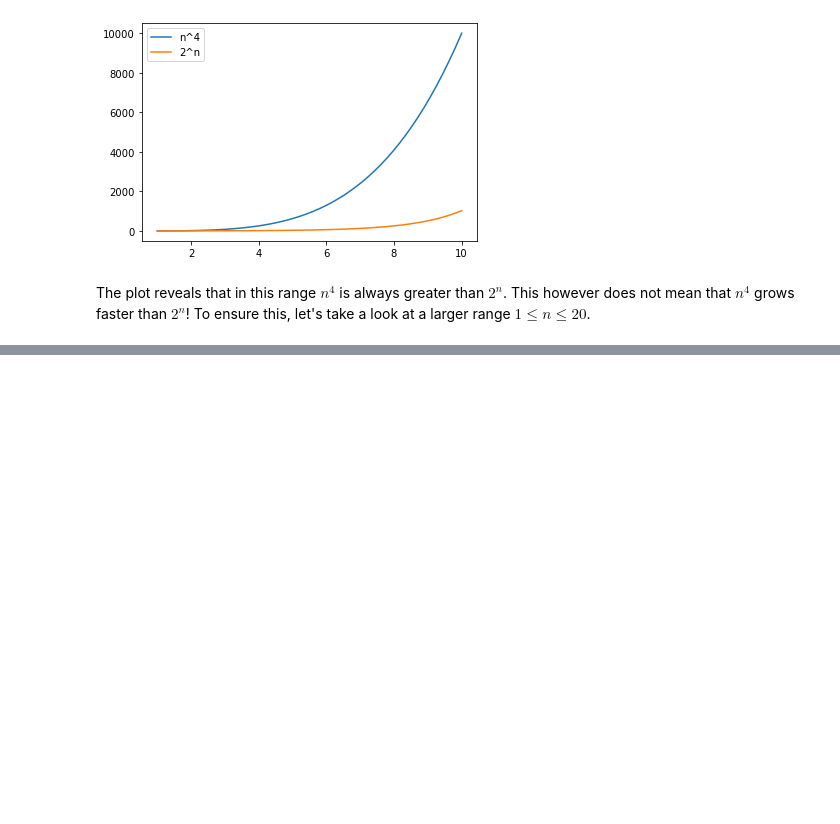
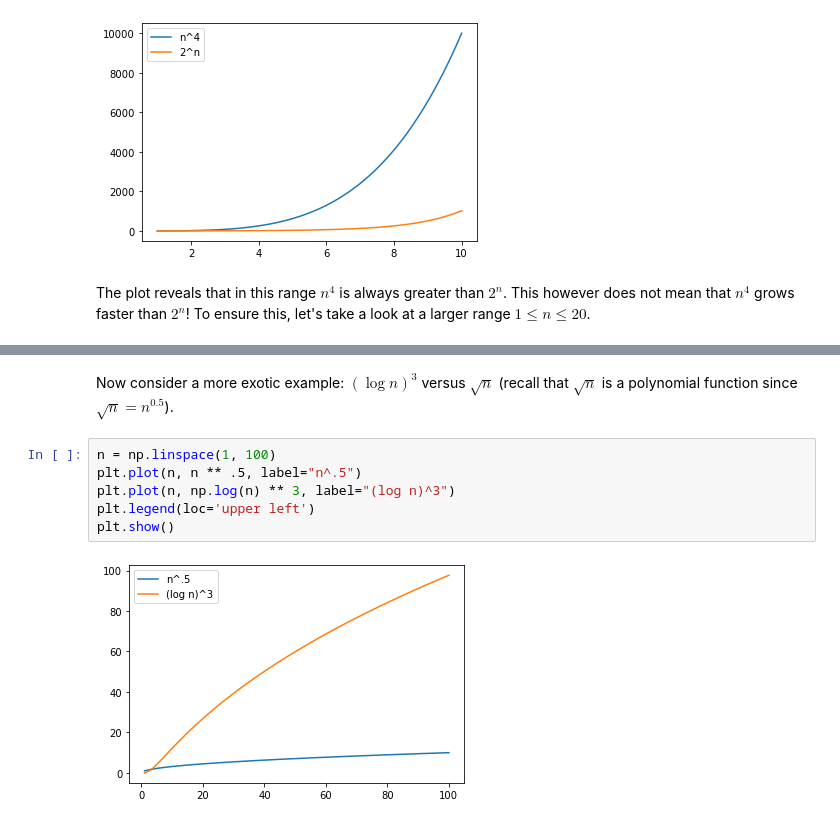
Before and after one commit to AayushTyagi1/Analyzing-Big-O-Notation, a Jupyter notebook: Analyzing Big-O Notation.ipynb, the cells around one changed output, grey strips where cells are left out. Cells and saved outputs as stored; diff of their text form; blank space fills up the shorter version.

```diff
--- a/Analyzing Big-O Notation.ipynb
+++ b/Analyzing Big-O Notation.ipynb
@@ -116,0 +137,10 @@ The plot reveals that in this range $n^4$ is always greater than $2^n$. This how
+# %% [markdown]
+Now consider a more exotic example: $(\log n)^3$ versus $\sqrt{n}$ (recall that $\sqrt{n}$ is a polynomial function since $\sqrt{n}=n^{0.5}$).
+# %%
+n = np.linspace(1, 100)
+plt.plot(n, n ** .5, label="n^.5")
+plt.plot(n, np.log(n) ** 3, label="(log n)^3")
+plt.legend(loc='upper left')
+plt.show()
+# %% [output]
+[figure, added]
```
Also changed, not shown: parts of 9 cells of this notebook.
